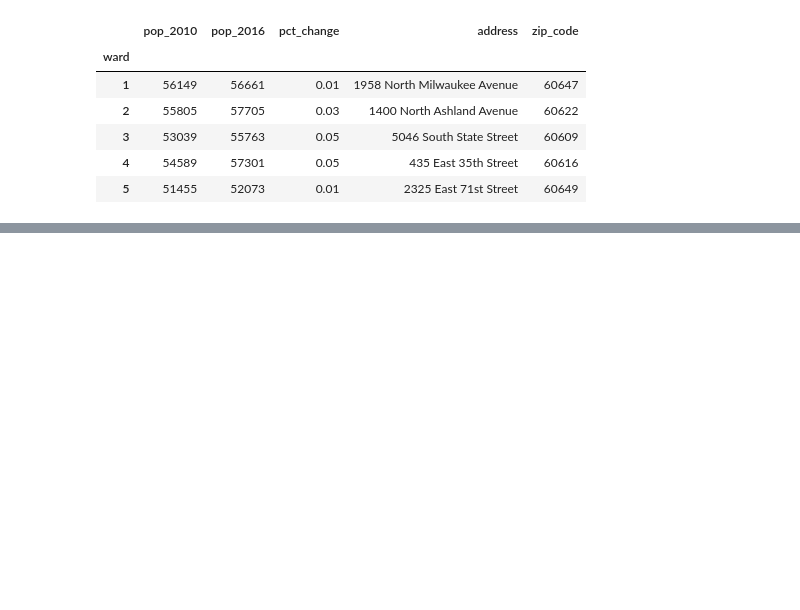
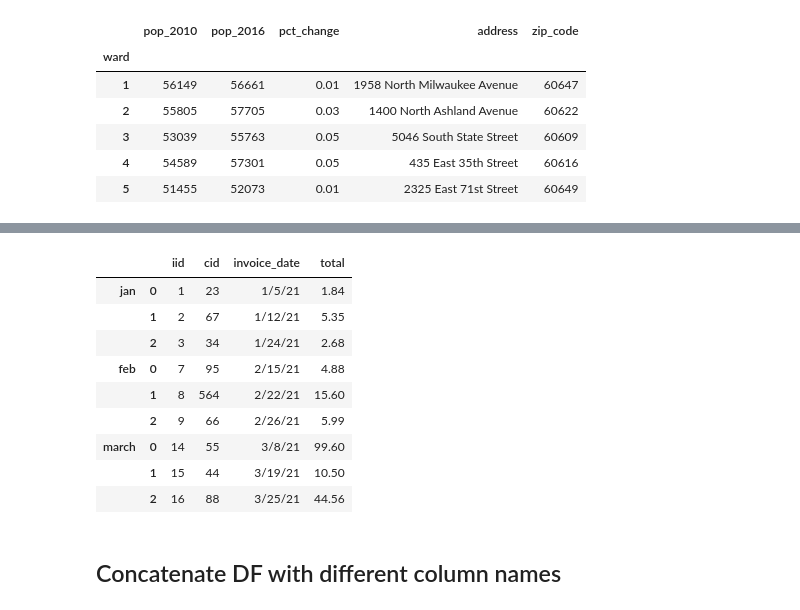
Before and after one commit to Jose-Servin/DataCamp, a Jupyter notebook: Courses/Joining_Data/Joining_Data_Pandas.ipynb, the cells around one changed output, grey strips where cells are left out. Saved outputs shown, nothing was run; the diff lists cells and outputs as text; code cells hidden in the pictures; blank space fills up the shorter version.

Commit message:
added notes on DF concatenation

```diff
--- a/Courses/Joining_Data/Joining_Data_Pandas.ipynb
+++ b/Courses/Joining_Data/Joining_Data_Pandas.ipynb
@@ -780,0 +851,4 @@ merge_on_diff_index.head()
+# %%
+jan_data = pd.read_csv('/Users/joseservin/DataCamp/Courses/Joining_Data/jan_invoices.csv')
+feb_data = pd.read_csv('/Users/joseservin/DataCamp/Courses/Joining_Data/feb_invoices.csv')
+march_data = pd.read_csv('/Users/joseservin/DataCamp/Courses/Joining_Data/march_invoices.csv')
@@ -780,0 +872,17 @@ merge_on_diff_index.head()
+# %%
+three_month_data =pd.concat([jan_data, feb_data, march_data], axis=0, ignore_index=False, keys=['jan','feb','march'])
+# %%
+three_month_data
+# %% [output]
+|  |  | iid | cid | invoice_date | total |
+| jan | 0 | 1 | 23 | 1/5/21 | 1.84 |
+|  | 1 | 2 | 67 | 1/12/21 | 5.35 |
+|  | 2 | 3 | 34 | 1/24/21 | 2.68 |
+| feb | 0 | 7 | 95 | 2/15/21 | 4.88 |
+|  | 1 | 8 | 564 | 2/22/21 | 15.60 |
+|  | 2 | 9 | 66 | 2/26/21 | 5.99 |
+| march | 0 | 14 | 55 | 3/8/21 | 99.60 |
+|  | 1 | 15 | 44 | 3/19/21 | 10.50 |
+|  | 2 | 16 | 88 | 3/25/21 | 44.56 |
+# %% [markdown]
+## Concatenate DF with different column names
```
Also changed, not shown: parts of 22 cells of this notebook, 5 other files.
